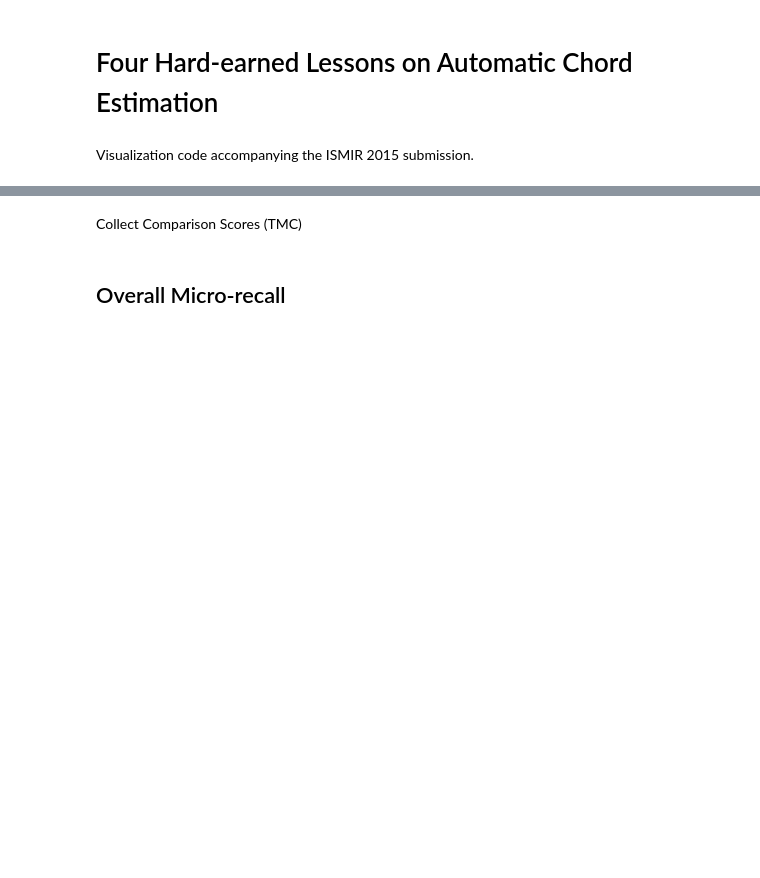
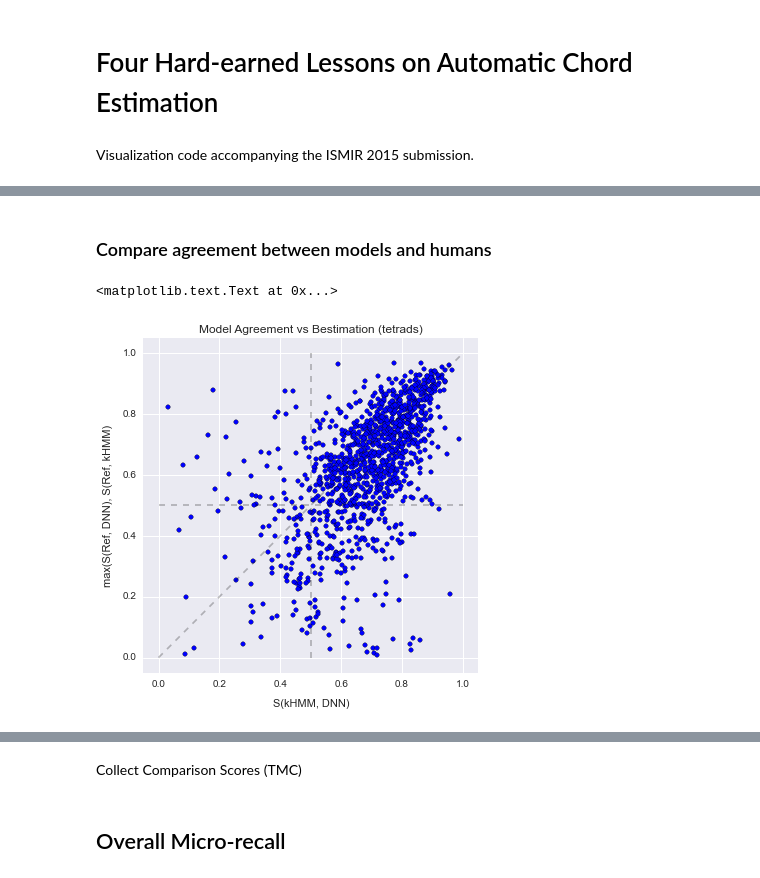
Before and after one commit to ejhumphrey/ace-lessons, a Jupyter notebook: experiments.ipynb, the cells around one changed output, grey strips where cells are left out. Drawn from its saved outputs; the diff is of its cells as text; code cells hidden in the pictures; blank space fills up the shorter version.

```diff
--- a/experiments.ipynb
+++ b/experiments.ipynb
@@ -65,0 +175,8 @@ for si, s in enumerate(splits):
+# %%
+# S(DNN, kHMM)
+DNN_kHMM_test = util.load_results("data/chord_dataset/results/kHMM/DNN_kHMM_test.json")[0]
+DNN_kHMM_test.sort_index(inplace=True)
+
+# S(kHMM, DNN)
+kHMM_DNN_test = util.load_results("data/chord_dataset/results/DNN/kHMM_DNN_test.json")[0]
+kHMM_DNN_test.sort_index(inplace=True)
@@ -65,0 +196,17 @@ for si, s in enumerate(splits):
+# %% [markdown]
+### Compare agreement between models and humans
+# %%
+# Model agreement vs bestimation
+# S(kHMM, DNN) vs max(S(Ref, DNN), S(Ref, kHMM))
+metric = 'tetrads'
+X = kHMM_DNN_test[metric]
+Ya, Yb = all_DNN_test[metric], all_kHMM_test[metric]
+Y = pd.concat([Xa, Xb], axis=1).max(axis=1)
+
+ax = viz.trackwise_scatter(X, Y, figsize=(6, 6))
+ax.set_title("Model Agreement vs Bestimation ({0})".format(metric))
+ax.set_xlabel("S(kHMM, DNN)")
+ax.set_ylabel("max(S(Ref, DNN), S(Ref, kHMM)")
+# %% [output]
+<matplotlib.text.Text at 0x...>
+[figure, added]
```
Also changed, not shown: parts of 45 cells of this notebook.
